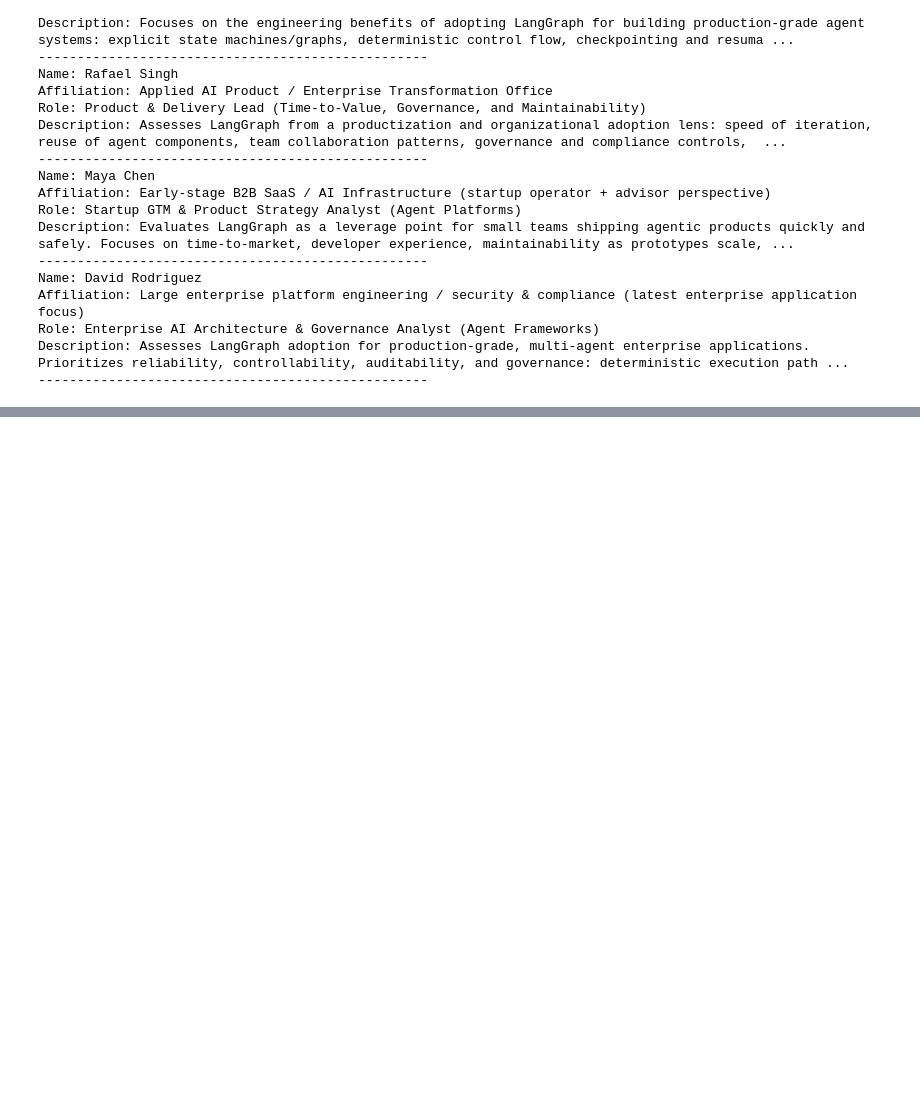
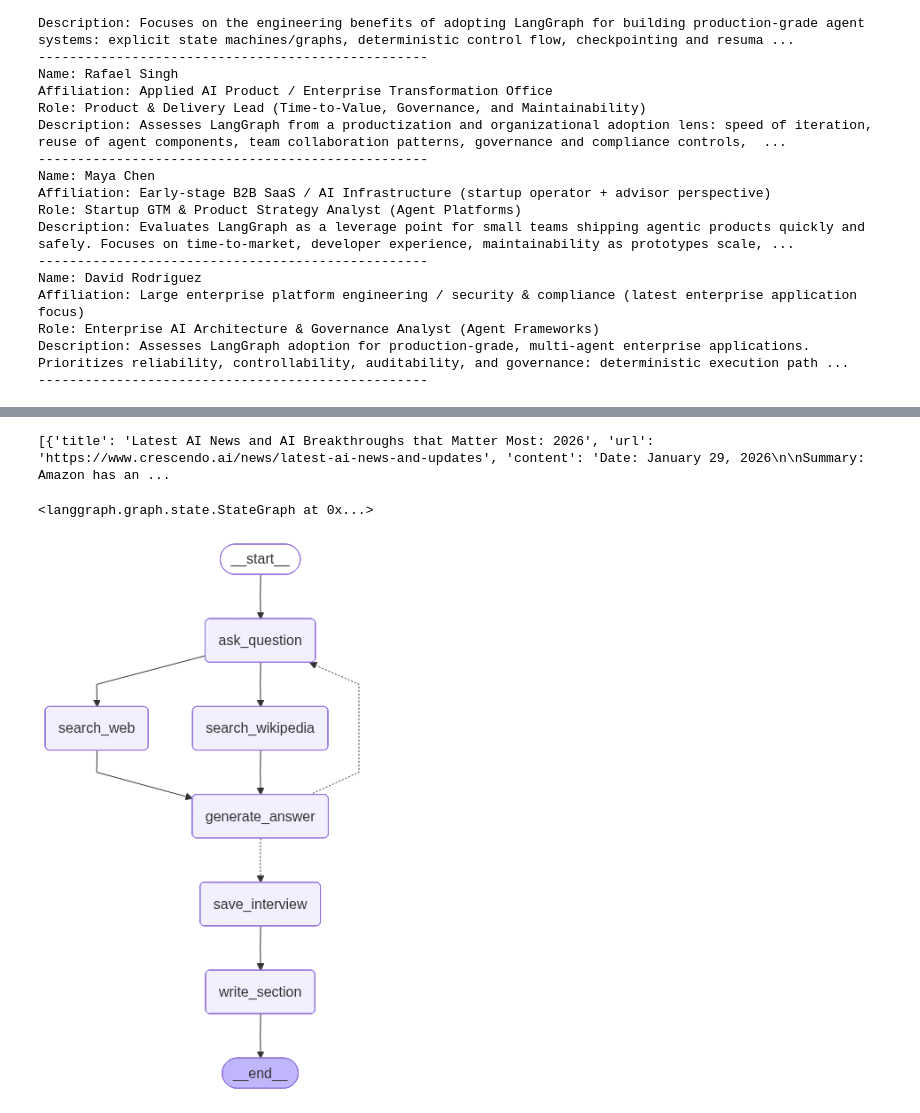
Before and after one commit to KoraboinaRajuKumar/langgraph_project, a Jupyter notebook: test.ipynb, the cells around one changed output, grey strips where cells are left out. Saved outputs shown, nothing was run; the diff lists cells and outputs as text; code cells hidden in the pictures; blank space fills up the shorter version.

```diff
--- a/test.ipynb
+++ b/test.ipynb
@@ -90,7 +90,7 @@ from langchain.chat_models import init_chat_model
 
 os.environ["OPENAI_API_KEY"] = ""
 
-#llm = init_chat_model("gpt-5.2")
+llm = init_chat_model("gpt-5.2")
 # %%
 from langgraph.graph import StateGraph, START, END
 from langchain_core.messages import AIMessage,HumanMessage , SystemMessage
@@ -262,0 +278,66 @@ Description: Assesses LangGraph adoption for production-grade, multi-agent enter
+# %%
+#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
+
+from langchain_community.tools.tavily_search import TavilySearchResults
+
+search = TavilySearchResults(
+    tavily_api_key="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"
+)
+
+result = search.invoke("latest news about AI")
+print(result)
+# %% [output]
+[{'title': 'Latest AI News and AI Breakthroughs that Matter Most: 2026', 'url': 'https://www.crescendo.ai/news/latest-ai-news-and-updates', 'content': 'Date: January 29, 2026\n\nSummary: Amazon has an ...
+# %%
+class InterviewState(BaseModel):
+    pass
+def ask_question(state: InterviewState):
+    """Ask a question to the analyst."""
+    pass
+def search_web(state: InterviewState):
+    """Search the web for relevant information."""
+    pass
+def search_wikipedia(state: InterviewState):
+    """Search Wikipedia for relevant information."""
+    pass
+def generate_answer(state: InterviewState):
+    """Generate an answer based on the information gathered."""
+    pass
+def save_interview(state: InterviewState):
+    """Save the interview for future reference."""
+    pass
+def write_section(state: InterviewState):
+    """Write a section of the final report."""
+    pass
+def route_messages(state: InterviewState):
+    """Route messages based on the state of the interview."""
+    pass
+
+interview_builder = StateGraph(InterviewState)
+
+interview_builder.add_node("ask_question",ask_question)
+interview_builder.add_node("search_web",search_web)
+interview_builder.add_node("search_wikipedia",search_wikipedia)
+interview_builder.add_node("generate_answer",generate_answer)
+interview_builder.add_node("save_interview",save_interview)
+interview_builder.add_node("write_section",write_section)
+
+interview_builder.add_edge(START,"ask_question")
+interview_builder.add_edge("ask_question","search_web")
+interview_builder.add_edge("ask_question","search_wikipedia")
+interview_builder.add_edge("search_web","generate_answer")
+interview_builder.add_edge("search_wikipedia","generate_answer")
+interview_builder.add_conditional_edges("generate_answer",
+                           route_messages,
+                           ["ask_question",
+                            "save_interview"])
+interview_builder.add_edge("save_interview","write_section")
+interview_builder.add_edge("write_section",END)
+# %% [output]
+<langgraph.graph.state.StateGraph at 0x...>
+# %%
+graph=interview_builder.compile()
+# %%
+graph
+# %% [output]
+[figure, added]
```
Also changed, not shown: parts of 2 cells of this notebook, 1 other file.
